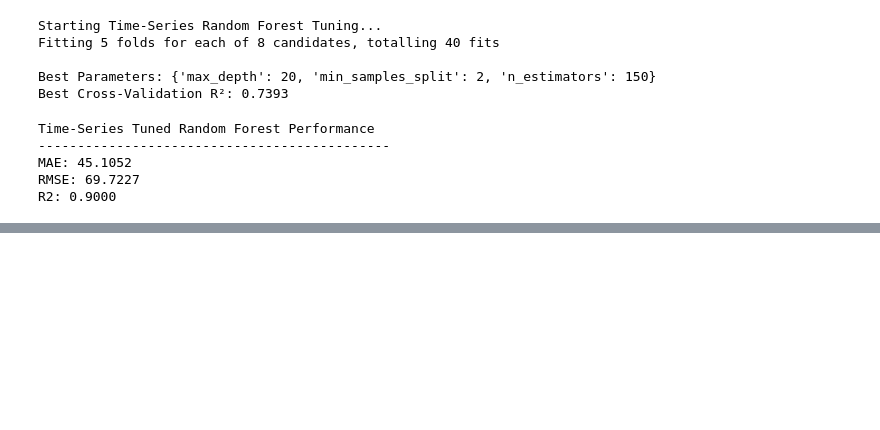
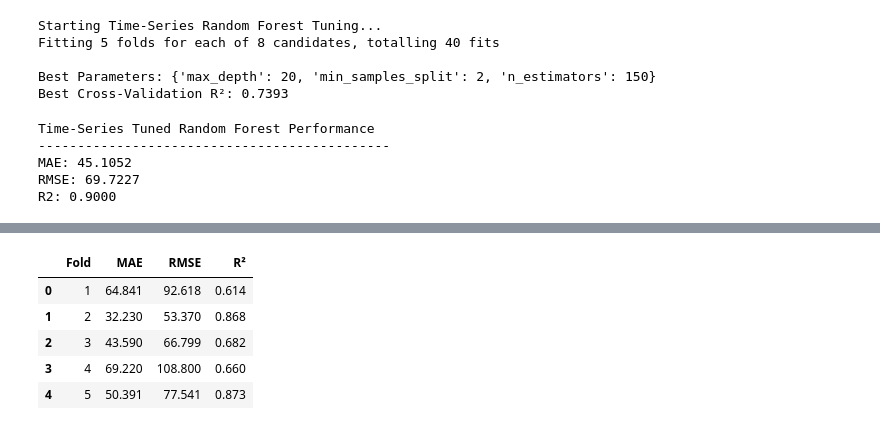
Before and after one commit to SandaruNipuna1/urban-mobility-demand-intelligence, a Jupyter notebook: notebooks/04_model_development.ipynb, the cells around one changed output, grey strips where cells are left out. Cells and saved outputs as stored; diff of their text form; code cells hidden in the pictures; blank space fills up the shorter version.

```diff
--- a/notebooks/04_model_development.ipynb
+++ b/notebooks/04_model_development.ipynb
@@ -716,0 +770,40 @@ R2: 0.9000
+# %%
+from sklearn.base import clone
+from sklearn.metrics import mean_absolute_error, mean_squared_error
+
+fold_error_results = []
+
+for fold, (train_idx, val_idx) in enumerate(tscv.split(X_train), start=1):
+
+    fold_model = clone(best_time_rf_model)
+
+    fold_model.fit(
+        X_train.iloc[train_idx],
+        y_train.iloc[train_idx]
+    )
+
+    fold_predictions = fold_model.predict(
+        X_train.iloc[val_idx]
+    )
+
+    fold_actual = y_train.iloc[val_idx]
+
+    fold_error_results.append({
+        "Fold": fold,
+        "MAE": mean_absolute_error(fold_actual, fold_predictions),
+        "RMSE": np.sqrt(
+            mean_squared_error(fold_actual, fold_predictions)
+        ),
+        "R²": r2_score(fold_actual, fold_predictions)
+    })
+
+fold_error_df = pd.DataFrame(fold_error_results)
+
+display(fold_error_df.round(3))
+# %% [output]
+|  | Fold | MAE | RMSE | R² |
+| 0 | 1 | 64.841 | 92.618 | 0.614 |
+| 1 | 2 | 32.230 | 53.370 | 0.868 |
+| 2 | 3 | 43.590 | 66.799 | 0.682 |
+| 3 | 4 | 69.220 | 108.800 | 0.660 |
+| 4 | 5 | 50.391 | 77.541 | 0.873 |
```
Also changed, not shown: parts of 2 cells of this notebook.
